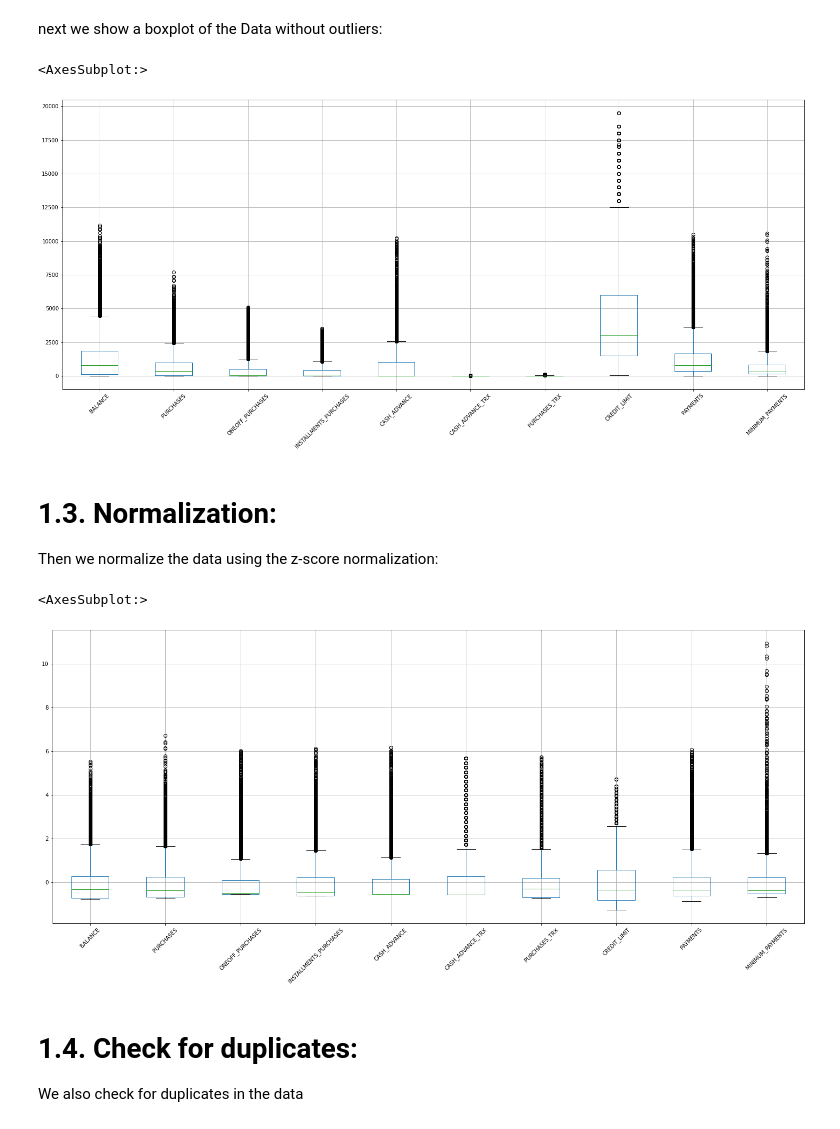
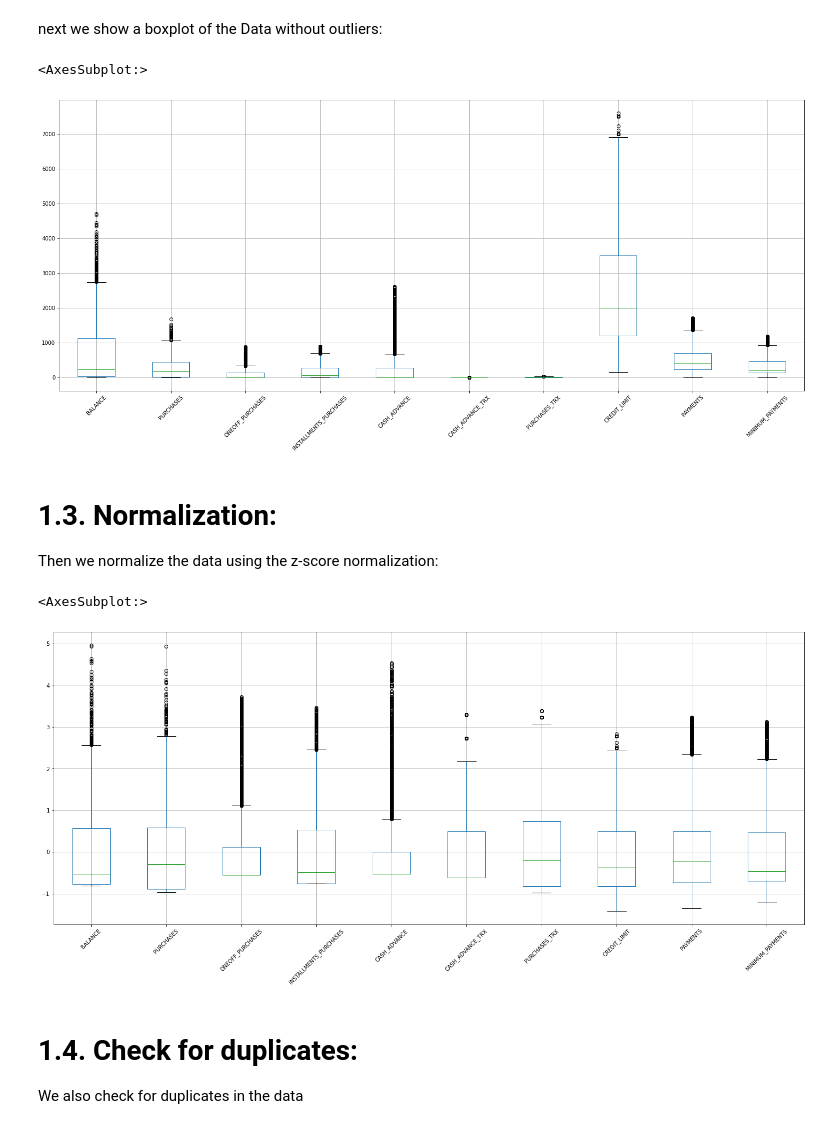
Before and after one commit to HighYan1/Data-Mining-IST, a Jupyter notebook: DM-project.ipynb, the cells around one changed output. Drawn from its saved outputs; the diff is of its cells as text; code cells hidden in the pictures.

```diff
--- a/DM-project.ipynb
+++ b/DM-project.ipynb
@@ -143,12 +143,12 @@ def remove_outliers_std(df: pd.DataFrame, attributes_list: list) -> pd.DataFrame
 next we show a boxplot of the Data without outliers:
 # %%
 # Boxplot after removing the outliers
-df_values = remove_outliers_std(df_values, df_values.columns[1:-1])
-df_frequencies = remove_outliers_std(df_frequencies, df_frequencies.columns[1:])
+df_values = remove_outliers_iqr(df_values, df_values.columns[1:-1])
+df_frequencies = remove_outliers_iqr(df_frequencies, df_frequencies.columns[1:])
 df_values.drop(["TENURE"], axis=1).boxplot(figsize=(25,10), rot=45)
 # %% [output]
 <AxesSubplot:>
-[figure, old version]
+[figure, new version]
 # %% [markdown]
 # 1.3. Normalization:
 Then we normalize the data using the z-score normalization:
@@ -159,7 +159,7 @@ for col in df_values.columns[1:-1]:
 df_values.drop(["TENURE"], axis=1).boxplot(figsize=(25,10), rot=45)
 # %% [output]
 <AxesSubplot:>
-[figure, old version]
+[figure, new version]
 # %% [markdown]
 # 1.4. Check for duplicates:
 We also check for duplicates in the data
```
Also changed, not shown: parts of 15 cells of this notebook, 1 other file.
